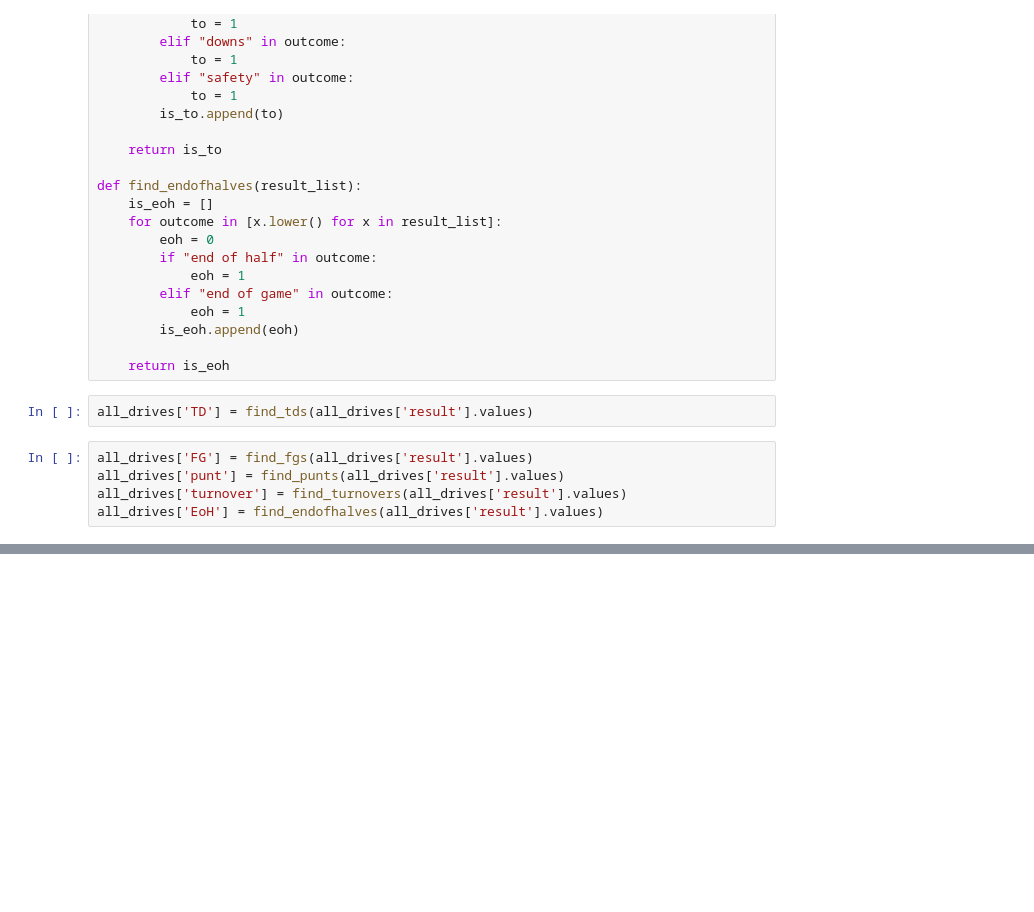
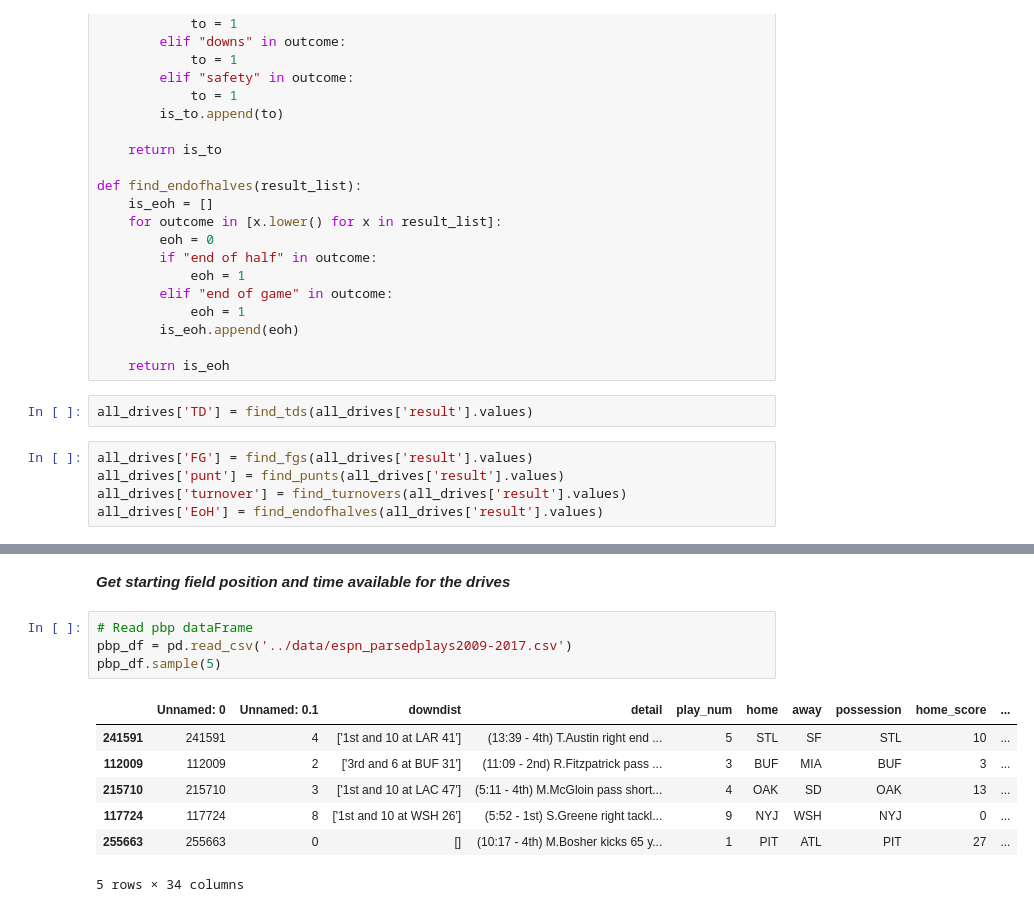
Before and after one commit to ewelchman/football_analytics, a Jupyter notebook: fiddling/Drive_level_fiddling.ipynb, the cells around one changed output, grey strips where cells are left out. Cells and saved outputs as stored; diff of their text form; blank space fills up the shorter version.

```diff
--- a/fiddling/Drive_level_fiddling.ipynb
+++ b/fiddling/Drive_level_fiddling.ipynb
@@ -204,0 +205,14 @@ np.round(ratios, decimals=3)
+# %% [markdown]
+***Get starting field position and time available for the drives***
+# %%
+# Read pbp dataFrame
+pbp_df = pd.read_csv('../data/espn_parsedplays2009-2017.csv')
+pbp_df.sample(5)
+# %% [output]
+|  | Unnamed: 0 | Unnamed: 0.1 | downdist | detail | play_num | home | away | possession | home_score | ... |
+| 241591 | 241591 | 4 | ['1st and 10 at LAR 41'] | (13:39 - 4th) T.Austin right end ... | 5 | STL | SF | STL | 10 | ... |
+| 112009 | 112009 | 2 | ['3rd and 6 at BUF 31'] | (11:09 - 2nd) R.Fitzpatrick pass ... | 3 | BUF | MIA | BUF | 3 | ... |
+| 215710 | 215710 | 3 | ['1st and 10 at LAC 47'] | (5:11 - 4th) M.McGloin pass short... | 4 | OAK | SD | OAK | 13 | ... |
+| 117724 | 117724 | 8 | ['1st and 10 at WSH 26'] | (5:52 - 1st) S.Greene right tackl... | 9 | NYJ | WSH | NYJ | 0 | ... |
+| 255663 | 255663 | 0 | [] | (10:17 - 4th) M.Bosher kicks 65 y... | 1 | PIT | ATL | PIT | 27 | ... |
+5 rows × 34 columns
```
Also changed, not shown: parts of 17 cells of this notebook, 8 other files.
